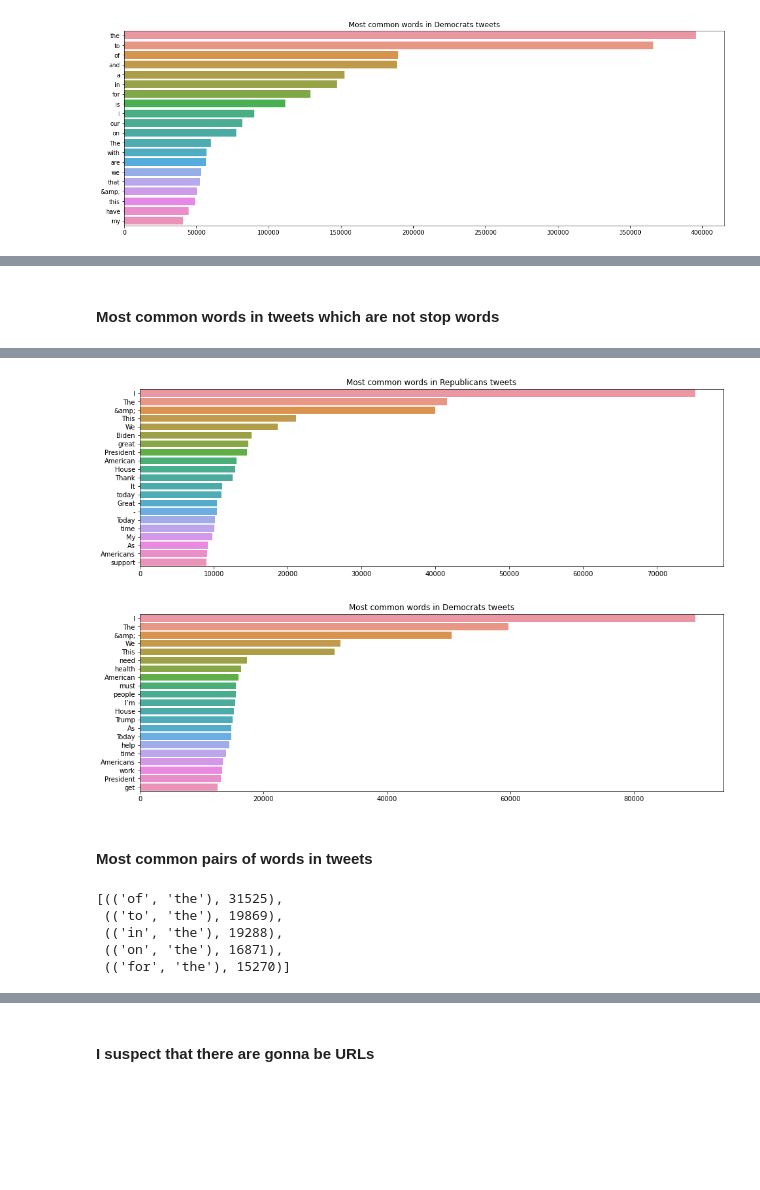
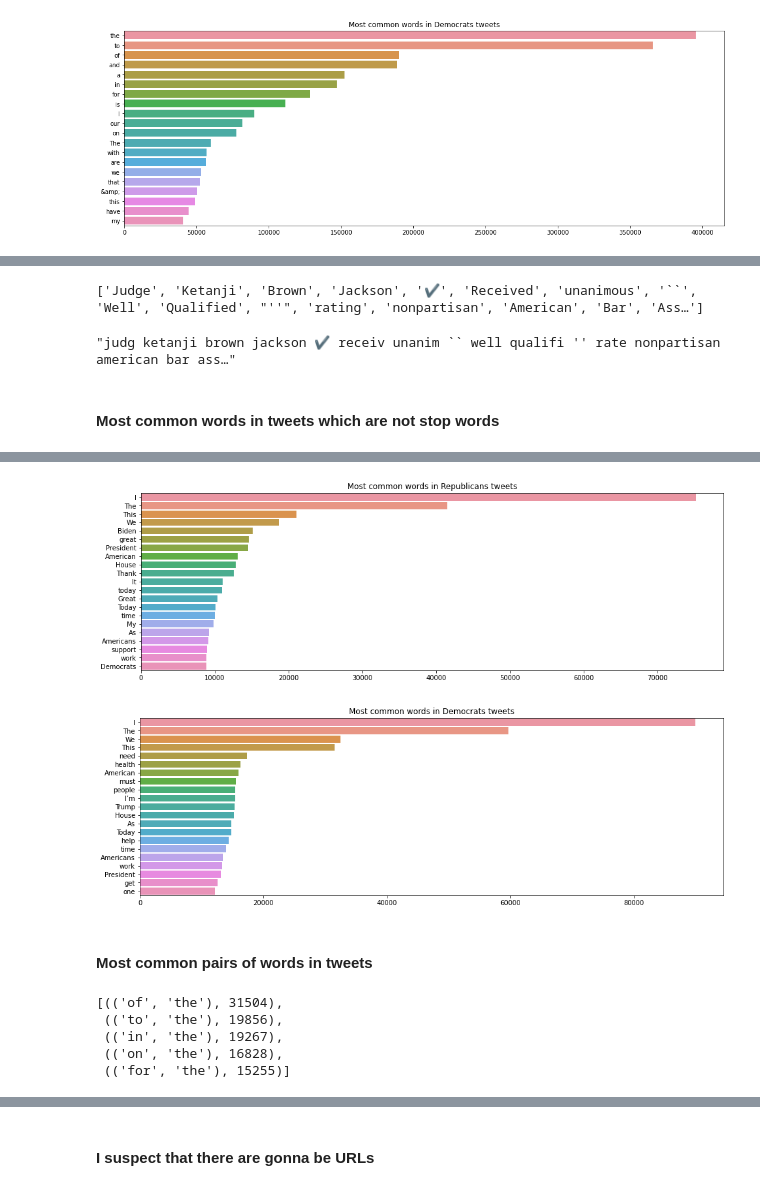
Before and after one commit to aferrero23/twitter-category-nlp, a Jupyter notebook: src/pre_data_cleaning.ipynb, the cells around one changed output, grey strips where cells are left out. Saved outputs shown, nothing was run; the diff lists cells and outputs as text; code cells hidden in the pictures; blank space fills up the shorter version.

Commit message:
working on tokenization

```diff
--- a/src/pre_data_cleaning.ipynb
+++ b/src/pre_data_cleaning.ipynb
@@ -150,10 +154,13 @@ fig, ax = plt.subplots(figsize=(18, 6))
 for label in df.label.unique():
     df_temp = df[df['label'] == label].copy()
     df_temp['date'] = pd.to_datetime(df_temp['created_at'].dt.strftime('%m/%Y'))
+    number_users = df_temp.username.nunique()
     df_temp = df_temp.groupby(df_temp['date']).size()
+    #Standarize by number of users
+    df_temp = df_temp.divide(other = number_users)
     color = 'r' if label == 'R' else 'b'
     df_temp.plot(label=label, ax=ax, color=color)
 
-ax.set_title('Number of tweets published per month')
+ax.set_title('Mean of tweets published per month')
 ax.legend();
 # %% [output]
@@ -284,0 +294,12 @@ sns.barplot(x=count,y=words).set_title('Most common words in Democrats tweets');
+# %%
+#tokenizacion
+import nltk
+nltk.download('punkt')
+from nltk.tokenize import TweetTokenizer
+tokenizer = TweetTokenizer(preserve_case=False, strip_handles=True,
+                               reduce_len=True)
+
+# tokenize tweets
+print(df['text'][0])
+tweet_tokens = tokenizer.tokenize(df['text'][0])
+print(tweet_tokens)
@@ -285,3 +311,22 @@ sns.barplot(x=count,y=words).set_title('Most common words in Democrats tweets');
+# %%
+tweets_clean = []
+for word in tokenizer.tokenize(df['text'][1]): # Go through every word in your tokens list
+    if (word not in stop and  # remove stopwords
+        word not in string.punctuation):  # remove punctuation
+        tweets_clean.append(word)
+print(tweets_clean)
+# %% [output]
+['Judge', 'Ketanji', 'Brown', 'Jackson', '✔️', 'Received', 'unanimous', '``', 'Well', 'Qualified', "''", 'rating', 'nonpartisan', 'American', 'Bar', 'Ass…']
+# %%
+#nomalizacion
+
+text = " ".join(tweets_clean)
+tokenizer = nltk.tokenize.TreebankWordTokenizer()
+tokens = tokenizer.tokenize(text)
+stemmer = nltk.stem.PorterStemmer()
+" ".join(stemmer.stem(token) for token in tokens)
+# %% [output]
+"judg ketanji brown jackson ✔️ receiv unanim `` well qualifi '' rate nonpartisan american bar ass…"
 # %% [markdown]
 #### Most common words in tweets which are not stop words
 # %%
@@ -289,13 +334,16 @@ import nltk
 from nltk.corpus import stopwords
 nltk.download('stopwords')
 stop=set(stopwords.words('english'))
+import string
+
 
 words = []
 count = []
+list_of_rubish = ['&amp;', '-']
 for word, number in top_used_words_ordered_republicans:
     if len(words) > 20:
         break
-    elif (word not in stop):
+    elif (word not in stop) and (word not in list_of_rubish) and (word not in string.punctuation):
         words.append(word)
         count.append(number)
 
@@ -307,18 +355,18 @@ sns.barplot(x=count,y=words).set_title('Most common words in Republicans tweets'
-[figure, old version]
+[figure, new version]
 # %%
 words = []
 count = []
 for word, number in top_used_words_ordered_democrats:
     if len(words) > 20:
         break
-    elif (word not in stop):
+    elif (word not in stop) and (word not in list_of_rubish) and (word not in string.punctuation):
         words.append(word)
         count.append(number)
 
 plt.figure(figsize=(16,5))
 sns.barplot(x=count,y=words).set_title('Most common words in Democrats tweets');
 # %% [output]
-[figure, old version]
+[figure, new version]
 # %% [markdown]
 #### Most common pairs of words in tweets
 # %%
@@ -339,11 +387,11 @@ top_used_bigrams_ordered_republicans = sorted(top_used_bigrams_republicans.items
 top_used_bigrams_ordered_democrats = sorted(top_used_bigrams_democrats.items(), key=lambda x: x[1], reverse=True)
 top_used_bigrams_ordered_republicans[:5]
 # %% [output]
-[(('of', 'the'), 31525),
- (('to', 'the'), 19869),
- (('in', 'the'), 19288),
- (('on', 'the'), 16871),
- (('for', 'the'), 15270)]
+[(('of', 'the'), 31504),
+ (('to', 'the'), 19856),
+ (('in', 'the'), 19267),
+ (('on', 'the'), 16828),
+ (('for', 'the'), 15255)]
 # %%
 #transform the bigrams from tuple to string
 for i in range(len(top_used_bigrams_ordered_republicans)):
```
Also changed, not shown: parts of 14 cells of this notebook.
